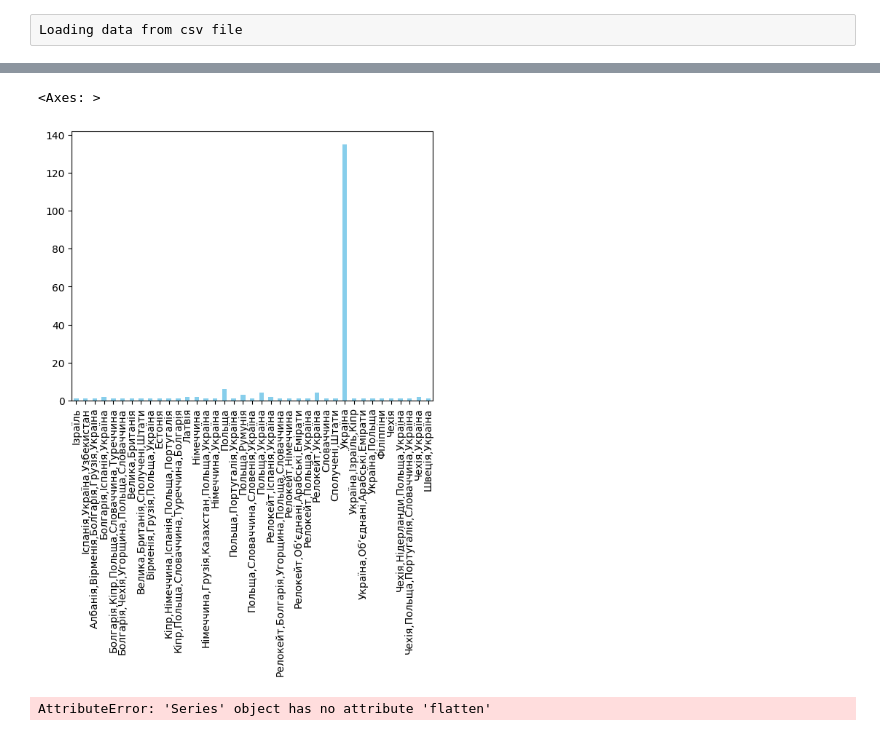
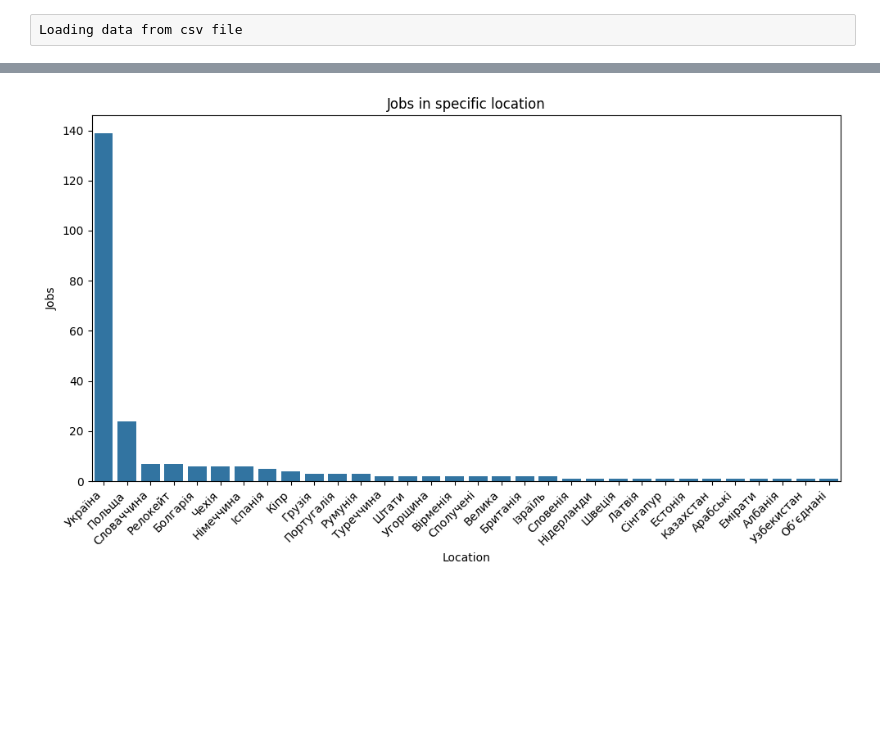
Before and after one commit to Naz-iv/py-scrape-and-analyze-djinni, a Jupyter notebook: anylize/analyze_job_market.ipynb, the cells around one changed output, grey strips where cells are left out. Drawn from its saved outputs; the diff is of its cells as text; code cells hidden in the pictures; blank space fills up the shorter version.

Commit message:
performed data analyze

```diff
--- a/anylize/analyze_job_market.ipynb
+++ b/anylize/analyze_job_market.ipynb
@@ -39,10 +53,24 @@ data["english_level"].value_counts().sort_index().plot(kind='bar', color='skyblu
 # %%
-data["location"].value_counts().sort_index().plot(kind='bar', color='skyblue')
+cleared_data = data.dropna()
+locations = list({item for location in cleared_data["location"].str.split(",") for item in location})
+job_count = [sum([location in loc_data for loc_data in cleared_data['location'].str.split(",")]) for location in locations]
+
+tech_data = pd.DataFrame({'Locations': locations, "Jobs": job_count})
-# %% [output]
-<Axes: >
-[figure, removed]
+# %%
+sorted_tech_data = tech_data.sort_values(by="Jobs", ascending=False)
+
+plt.figure(figsize=(10, 6))
+sns.barplot(x='Locations', y='Jobs', data=sorted_tech_data)
+plt.title('Jobs in specific location')
+plt.xlabel('Location')
+plt.ylabel('Jobs')
+plt.xticks(rotation=45, ha='right')
+plt.tight_layout()
+plt.show()
+# %% [output]
+[figure, added]
 # %%
-unique_values = data["requirements"]
-unique_values
+cleared_data = data.dropna()
+technologies = list({item for tech in cleared_data["requirements"].str.split(",") for item in tech})
+job_count = [sum([job in tech_list for tech_list in cleared_data['requirements'].str.split(",")]) for job in technologies]
+tech_data = pd.DataFrame({'Technology': technologies, "Jobs": job_count})
-# %% [output]
-AttributeError: 'Series' object has no attribute 'flatten'
```
Also changed, not shown: parts of 6 cells of this notebook, 3 other files.
